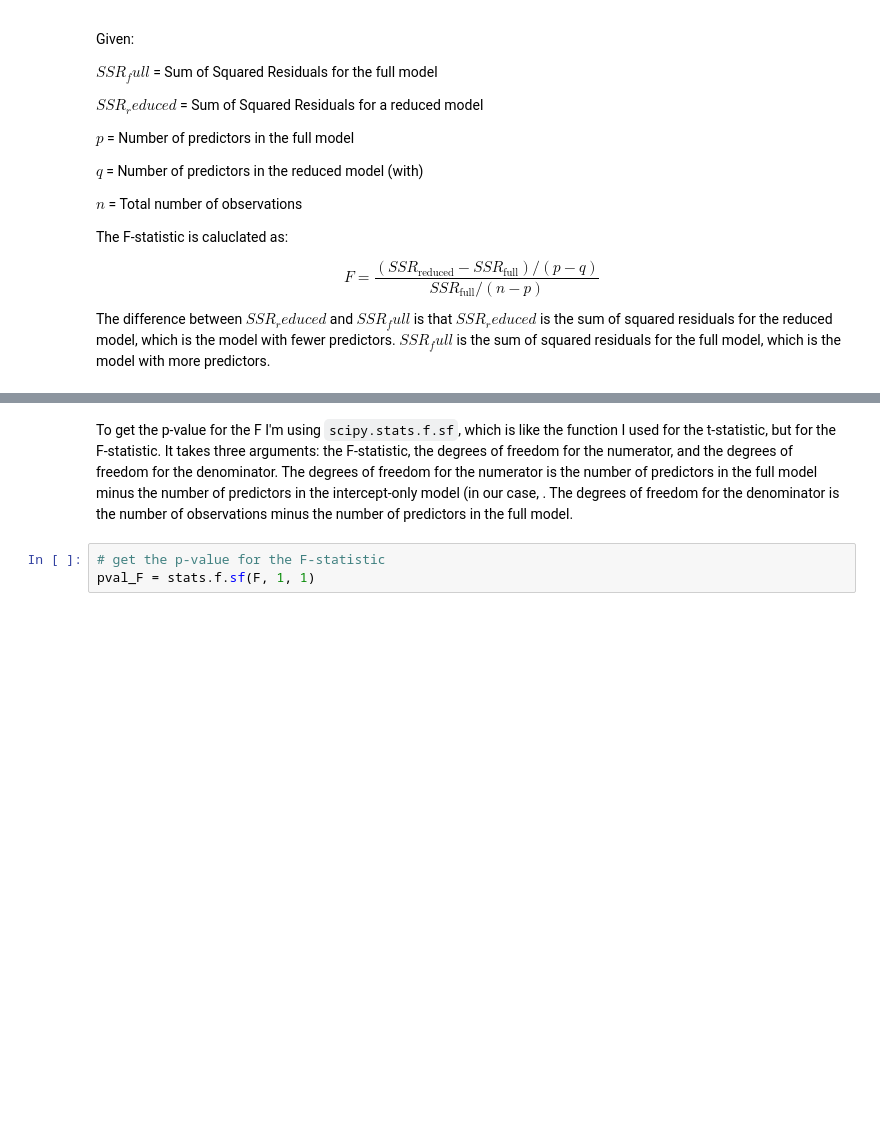
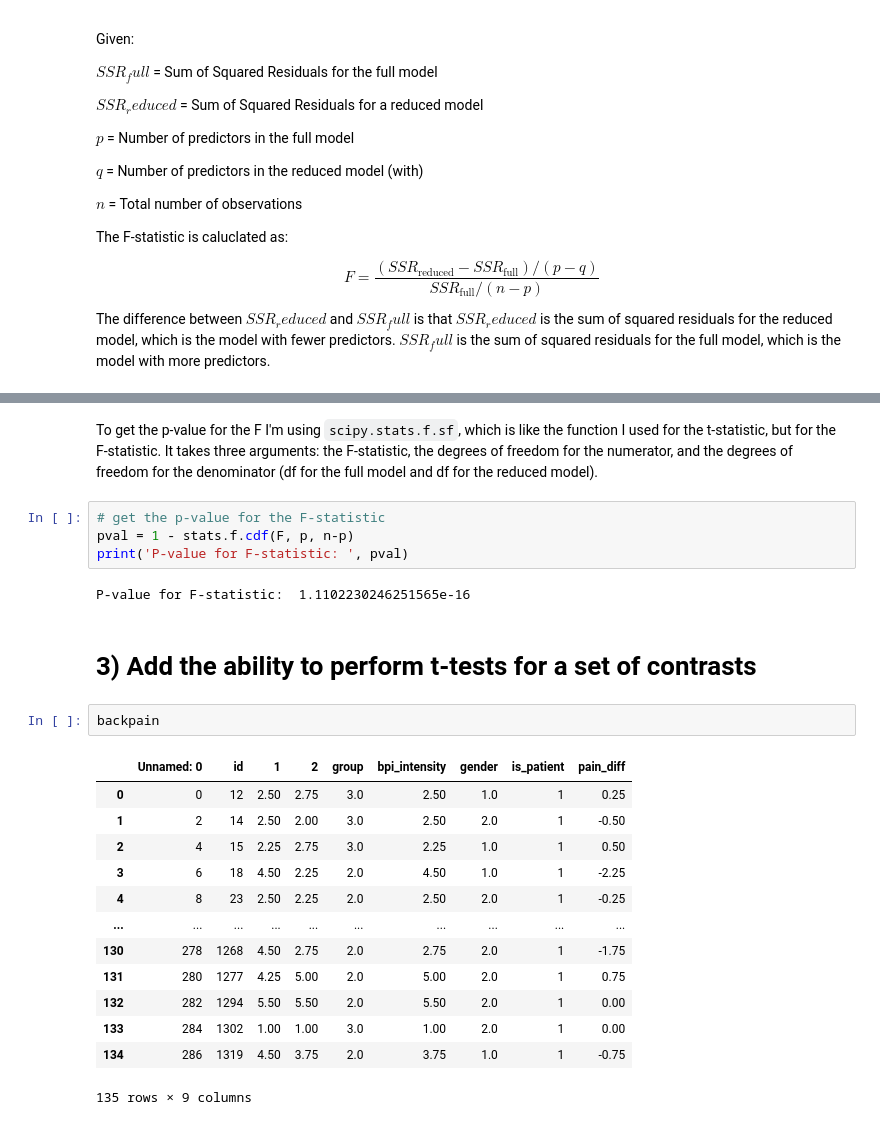
Before and after one commit to LandryBulls/comp_foundations, a Jupyter notebook: week3/hw4_glm_extend_landry.ipynb, the cells around one changed output, grey strips where cells are left out. Drawn from its saved outputs; the diff is of its cells as text; blank space fills up the shorter version.

```diff
--- a/week3/hw4_glm_extend_landry.ipynb
+++ b/week3/hw4_glm_extend_landry.ipynb
@@ -300,5 +324,26 @@ ValueError: shapes (135,1) and (5,) not aligned: 1 (dim 1) != 5 (dim 0)
 # %% [markdown]
-To get the p-value for the F I'm using `scipy.stats.f.sf`, which is like the function I used for the t-statistic, but for the F-statistic. It takes three arguments: the F-statistic, the degrees of freedom for the numerator, and the degrees of freedom for the denominator. The degrees of freedom for the numerator is the number of predictors in the full model minus the number of predictors in the intercept-only model (in our case, . The degrees of freedom for the denominator is the number of observations minus the number of predictors in the full model.
+To get the p-value for the F I'm using `scipy.stats.f.sf`, which is like the function I used for the t-statistic, but for the F-statistic. It takes three arguments: the F-statistic, the degrees of freedom for the numerator, and the degrees of freedom for the denominator (df for the full model and df for the reduced model).
 # %%
 # get the p-value for the F-statistic
-pval_F = stats.f.sf(F, 1, 1)
+pval = 1 - stats.f.cdf(F, p, n-p)
+print('P-value for F-statistic: ', pval)
+# %% [output]
+P-value for F-statistic:  1.1102230246251565e-16
+# %% [markdown]
+# 3) Add the ability to perform t-tests for a set of contrasts
+# %%
+backpain
+# %% [output]
+|  | Unnamed: 0 | id | 1 | 2 | group | bpi_intensity | gender | is_patient | pain_diff |
+| 0 | 0 | 12 | 2.50 | 2.75 | 3.0 | 2.50 | 1.0 | 1 | 0.25 |
+| 1 | 2 | 14 | 2.50 | 2.00 | 3.0 | 2.50 | 2.0 | 1 | -0.50 |
+| 2 | 4 | 15 | 2.25 | 2.75 | 3.0 | 2.25 | 1.0 | 1 | 0.50 |
+| 3 | 6 | 18 | 4.50 | 2.25 | 2.0 | 4.50 | 1.0 | 1 | -2.25 |
+| 4 | 8 | 23 | 2.50 | 2.25 | 2.0 | 2.50 | 2.0 | 1 | -0.25 |
+| ... | ... | ... | ... | ... | ... | ... | ... | ... | ... |
+| 130 | 278 | 1268 | 4.50 | 2.75 | 2.0 | 2.75 | 2.0 | 1 | -1.75 |
+| 131 | 280 | 1277 | 4.25 | 5.00 | 2.0 | 5.00 | 2.0 | 1 | 0.75 |
+| 132 | 282 | 1294 | 5.50 | 5.50 | 2.0 | 5.50 | 2.0 | 1 | 0.00 |
+| 133 | 284 | 1302 | 1.00 | 1.00 | 3.0 | 1.00 | 2.0 | 1 | 0.00 |
+| 134 | 286 | 1319 | 4.50 | 3.75 | 2.0 | 3.75 | 1.0 | 1 | -0.75 |
+135 rows × 9 columns
```
Also changed, not shown: parts of 22 cells of this notebook, 2 other files.
